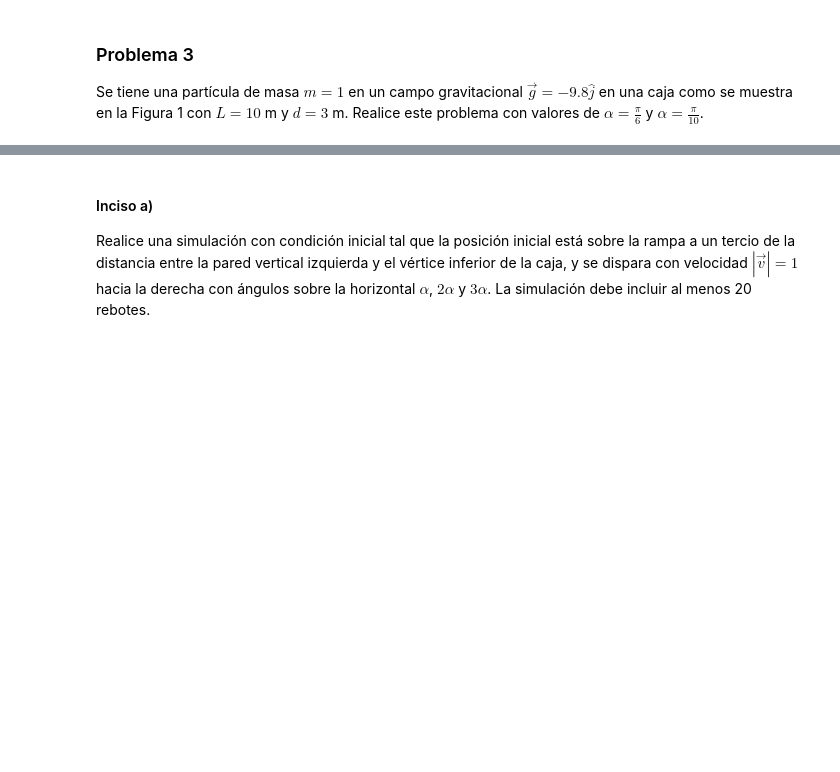
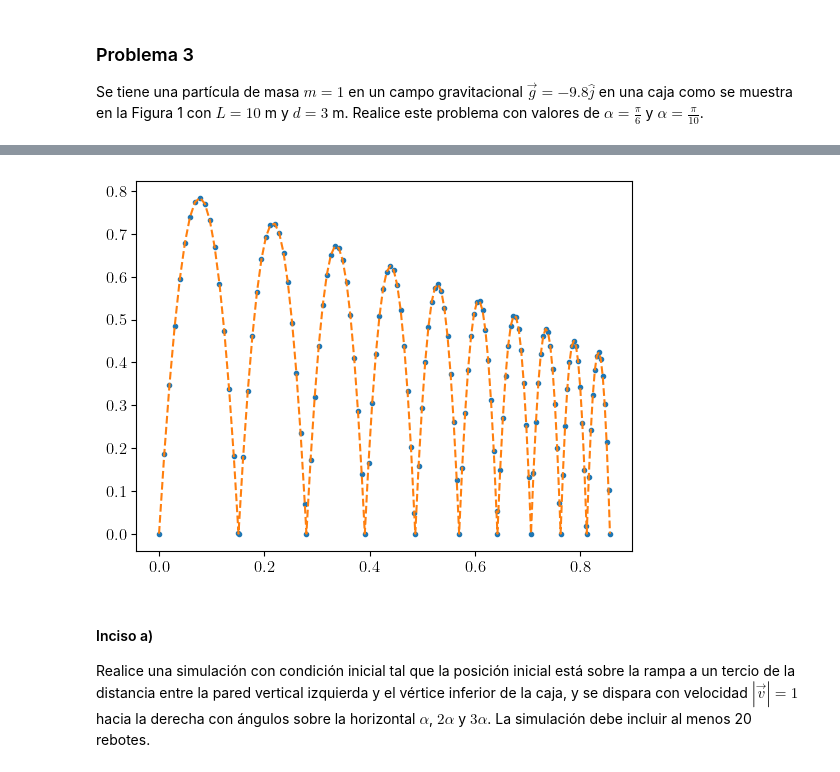
Before and after one commit to tamoaltas/FIS-COMP, a Jupyter notebook: examenes/tarea_examen_2_Vidal_Tamayo_Tamez_Roman_Tamez.ipynb, the cells around one changed output, grey strips where cells are left out. Saved outputs shown, nothing was run; the diff lists cells and outputs as text; code cells hidden in the pictures; blank space fills up the shorter version.

```diff
--- a/examenes/tarea_examen_2_Vidal_Tamayo_Tamez_Roman_Tamez.ipynb
+++ b/examenes/tarea_examen_2_Vidal_Tamayo_Tamez_Roman_Tamez.ipynb
@@ -297,3 +393,25 @@ Se tiene una partícula de masa $m = 1$ en un campo gravitacional $\vec{g} = -9.
+# %%
+def caida_con_rebote2(ci , t_final , consts=constantes, reb_tot=10):
+    x , y , reb = np.array([]) , np.array([]) , 0
+    while reb < reb_tot:
+        x_v = sp.solve_ivp(edo_3,(0,t_final),ci,dense_output=True,events=suelo_techo,args=(consts,))
+        t_reb = x_v.t_events[0][-1]
+        t = np.arange(0,t_reb,0.05)
+        x_n , y_n , vx_n , vy_n = x_v.sol(t)
+        x , y  = np.concatenate((x,x_n)) , np.concatenate((y,y_n))
+        n_ci = x_v.sol(t_reb)
+        n_ci[3] = -n_ci[3]
+        t_final , ci = 2.1*t_reb , n_ci
+        reb += 1
+    x , y  = np.concatenate((x,np.array([n_ci[0]]))) , np.concatenate((y,np.array([n_ci[1]])))
+    return x , y
+# %%
+x , y = caida_con_rebote2(ci,tf, constantes)
+plt.plot(x,y,'.')
+plt.plot(x,y,'--')
+plt.show()
+# %% [output]
+[figure, added]
 # %% [markdown]
 #### Inciso a)
 Realice una simulación con condición inicial tal que la posición inicial está sobre la rampa a un tercio de la distancia entre la pared vertical izquierda y el vértice inferior de la caja, y se dispara con velocidad $|\vec{v}| = 1$ hacia la derecha con ángulos sobre la horizontal $\alpha$, $2\alpha$ y $3\alpha$. La simulación debe incluir al menos 20 rebotes.
```
Also changed, not shown: parts of 15 cells of this notebook.
